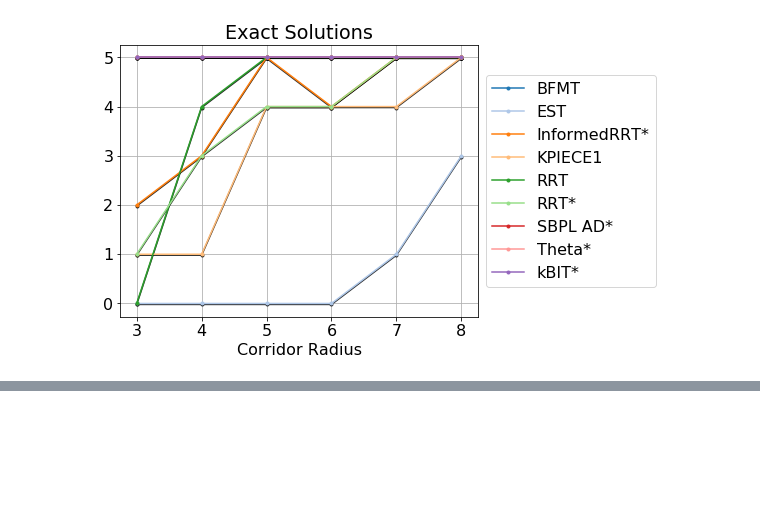
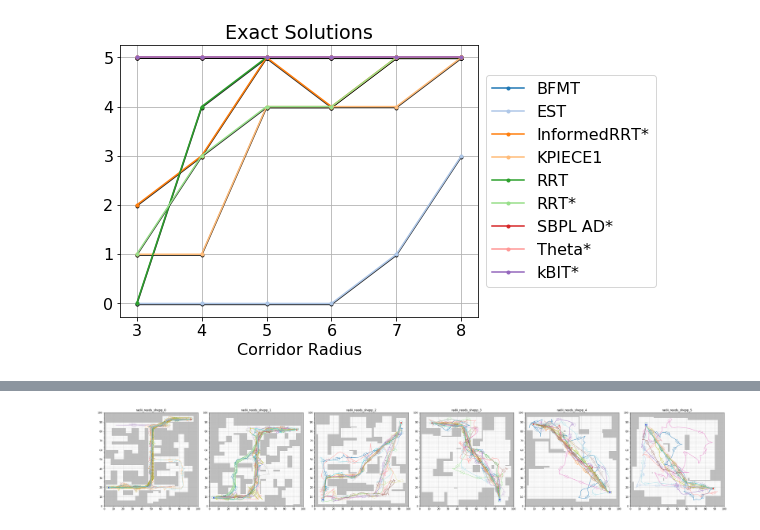
Before and after one commit to robot-motion/bench-mr, a Jupyter notebook: plotting/Cross Statistics.ipynb, the cells around one changed output, grey strips where cells are left out. Cells and saved outputs as stored; diff of their text form; code cells hidden in the pictures; blank space fills up the shorter version.

Commit message:
Generate cross stats using front-end

```diff
--- a/plotting/Cross Statistics.ipynb
+++ b/plotting/Cross Statistics.ipynb
@@ -222,3 +219,33 @@ plt.savefig('corridor_radii_%s.pdf' % metric, dpi=300, bbox_inches='tight')
 # %% [output]
 ['BFMT', 'EST', 'InformedRRTstar', 'KPIECE1', 'RRT', 'RRTstar', 'SBPL_ADstar', 'Theta*', 'kBITstar']
 [figure]
+# %%
+radii = [3, 4, 5, 6, 7, 8]
+steer_function = 'reeds_shepp'
+
+pool = MultipleMPB()
+# config = MPB.get_config()
+for radius in radii:
+    m = MPB()
+    # m.update(deepcopy(config))
+    m.set_corridor_grid_env(100, 100, branches=100, radius=radius)
+#     m["max_planning_time"] = 0.1
+#     m["env.start"] = start
+#     m["env.goal"] = goal
+#     m["env.type"] = "polygon"
+#     m["interpolation_limit"] = 10
+#     m["env.polygon.source"] = "polygon_mazes/%s.svg" % scenario
+#     if robot_model:
+#         print("Using robot model %s." % robot_model)
+#         m["env.collision.robot_shape_source"] = robot_model
+    #         m["benchmark.planning.sbpl_adstar"] = False
+    #         m["benchmark.planning.sbpl_anastar"] = False
+    #         m["benchmark.planning.sbpl_arastar"] = False
+    #         m["benchmark.planning.sbpl_lazy_ara"] = False
+    #         m["benchmark.planning.sbpl_mha"] = False
+    m.set_steer_functions([steer_function])
+    #     m.set_smoothers(['grips', 'ompl_bspline', 'ompl_shortcut', 'ompl_simplify_max'])
+#     m.set_planners(all_planners)
+    #     m.set_planners(['sbpl_adstar'])
+    pool.benchmarks.append(m)
+run_result = pool.run_parallel("radii_" + steer_function, runs=10, processes=40, limit_memory=True)
@@ -224,0 +273,4 @@ plt.savefig('corridor_radii_%s.pdf' % metric, dpi=300, bbox_inches='tight')
+# %%
+pool.visualize_trajectories()
+# %% [output]
+[figure, added]
```
Also changed, not shown: parts of 4 cells of this notebook, 2 other files.
